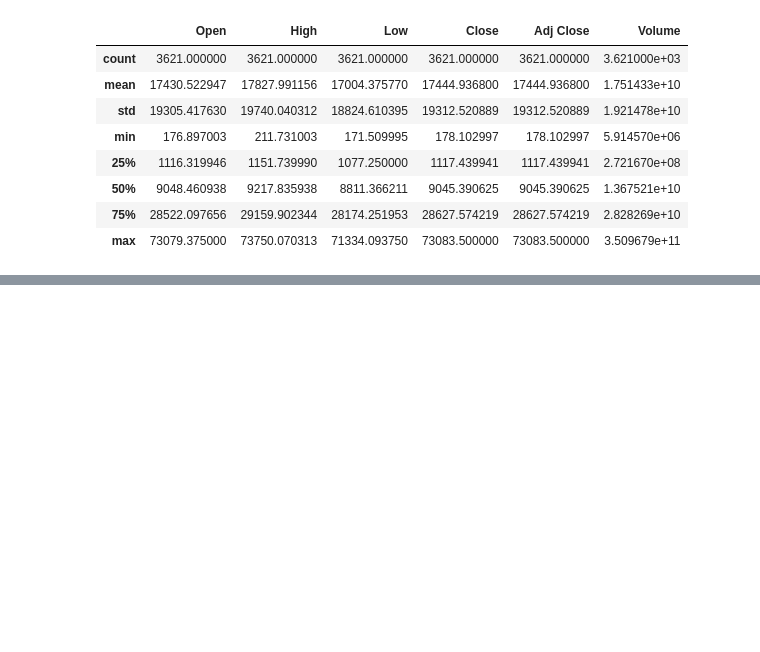
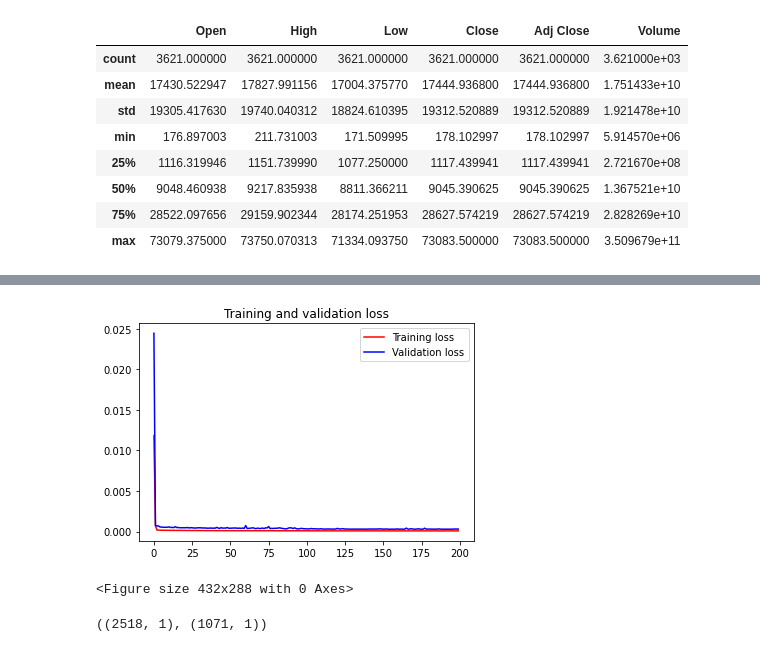
Before and after one commit to seanmcc198/ml-playground, a Jupyter notebook: lstm_forcasting/lstm_crypto.ipynb, the cells around one changed output, grey strips where cells are left out. Cells and saved outputs as stored; diff of their text form; code cells hidden in the pictures; blank space fills up the shorter version.

Commit message:
quick test

```diff
--- a/lstm_forcasting/lstm_crypto.ipynb
+++ b/lstm_forcasting/lstm_crypto.ipynb
@@ -59,0 +152,9 @@ NA values: False
+# %%
+# reshape input to be [samples, time steps, features] which is required for LSTM
+print(X_train.shape)
+X_train = X_train.reshape(X_train.shape[0], X_train.shape[1], 1)
+#print(X_train)
+X_test = X_test.reshape(X_test.shape[0], X_test.shape[1], 1)
+
+print("X_train: ", X_train.shape)
+print("X_test: ", X_test.shape)
@@ -59,0 +167,17 @@ NA values: False
+# %%
+model = Sequential()
+
+model.add(LSTM(100, input_shape=(None, 1), activation="relu"))
+
+model.add(Dense(1))
+
+model.compile(loss="mean_squared_error", optimizer="adam")
+# %%
+history = model.fit(
+    X_train,
+    y_train,
+    validation_data=(X_test, y_test),
+    epochs=200,
+    batch_size=32,
+    verbose=1,
+)
@@ -59,0 +202,26 @@ NA values: False
+# %%
+import matplotlib.pyplot as plt
+
+loss = history.history["loss"]
+val_loss = history.history["val_loss"]
+
+epochs = range(len(loss))
+
+plt.plot(epochs, loss, "r", label="Training loss")
+plt.plot(epochs, val_loss, "b", label="Validation loss")
+plt.title("Training and validation loss")
+plt.legend(loc=0)
+plt.figure()
+
+
+plt.show()
+# %% [output]
+[figure, added]
+<Figure size 432x288 with 0 Axes>
+# %%
+### Lets Do the prediction and check performance metrics
+train_predict = model.predict(X_train)
+test_predict = model.predict(X_test)
+train_predict.shape, test_predict.shape
+# %% [output]
+((2518, 1), (1071, 1))
```
Also changed, not shown: parts of 14 cells of this notebook.
